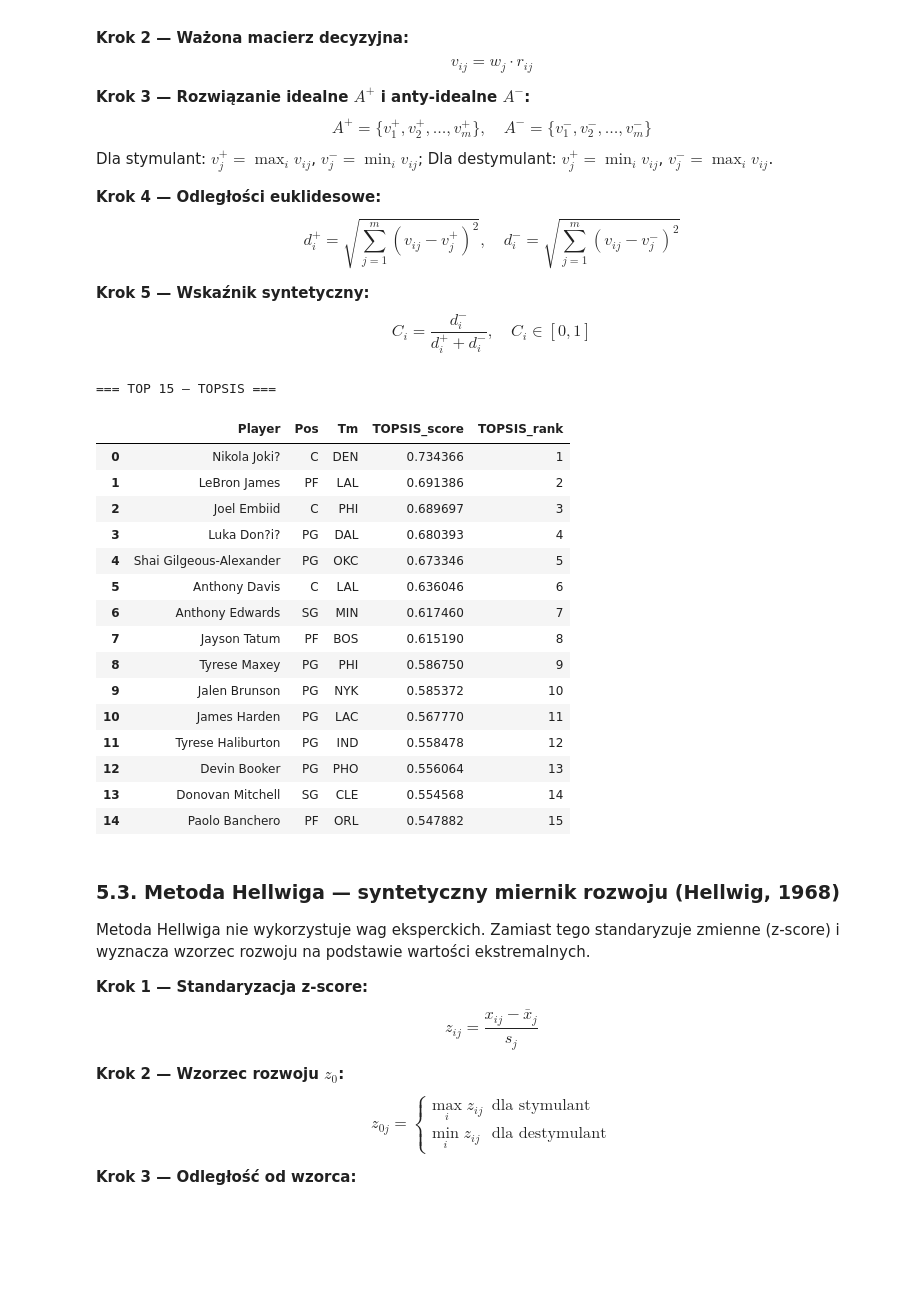
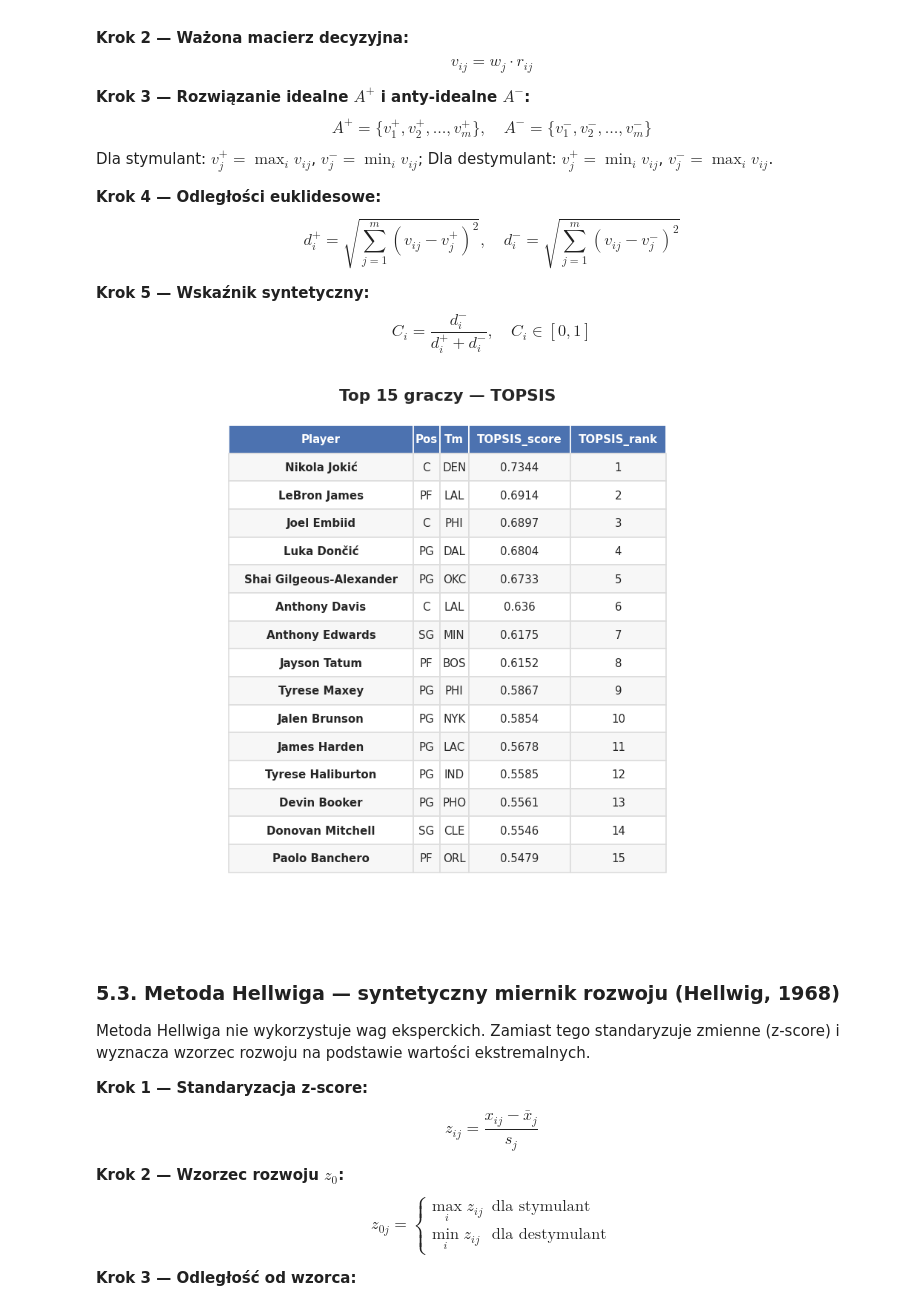
Before and after one commit to fmich7/nba-cluster-analysis, a Jupyter notebook: nba_ranking_analysis.ipynb, the cells around one changed output. Drawn from its saved outputs; the diff is of its cells as text; code cells hidden in the pictures; blank space fills up the shorter version.

```diff
--- a/nba_ranking_analysis.ipynb
+++ b/nba_ranking_analysis.ipynb
@@ -513,52 +534,38 @@ def ranking_topsis(df, stimulants, destimulants, weights):
     w_array = np.array([weights.get(var, 0.0) for var in all_vars])
     weighted = norm_matrix * w_array
 
     # 3. Rozwiazanie idealne i anty-idealne
     a_plus = np.zeros(len(all_vars))
     a_minus = np.zeros(len(all_vars))
     for j, var in enumerate(all_vars):
         if var in stimulants:
             a_plus[j] = weighted[:, j].max()
             a_minus[j] = weighted[:, j].min()
         else:
             a_plus[j] = weighted[:, j].min()
             a_minus[j] = weighted[:, j].max()
 
     # 4. Odleglosci euklidesowe
     d_plus = np.sqrt(np.sum((weighted - a_plus) ** 2, axis=1))
     d_minus = np.sqrt(np.sum((weighted - a_minus) ** 2, axis=1))
 
     # 5. Score
     denom = d_plus + d_minus
     denom = np.where(denom == 0, 1e-10, denom)
     score = d_minus / denom
 
     result["TOPSIS_score"] = score
     result["TOPSIS_rank"] = result["TOPSIS_score"].rank(ascending=False, method="min").astype(int)
     result = result.sort_values("TOPSIS_rank").reset_index(drop=True)
     return result
 
 topsis_df = ranking_topsis(df, STIMULANTS, DESTIMULANTS, WEIGHTS)
-print("=== TOP 15 — TOPSIS ===")
-topsis_df[["Player", "Pos", "Tm", "TOPSIS_score", "TOPSIS_rank"]].head(15)
+top15_topsis = topsis_df[["Player", "Pos", "Tm", "TOPSIS_score", "TOPSIS_rank"]].head(15).copy()
+top15_topsis["TOPSIS_score"] = top15_topsis["TOPSIS_score"].round(4)
+render_table(top15_topsis, title="Top 15 graczy — TOPSIS", filename="tab_top15_topsis",
+             highlight_col=0)
 # %% [output]
-=== TOP 15 — TOPSIS ===
-|  | Player | Pos | Tm | TOPSIS_score | TOPSIS_rank |
-| 0 | Nikola Joki? | C | DEN | 0.734366 | 1 |
-| 1 | LeBron James | PF | LAL | 0.691386 | 2 |
-| 2 | Joel Embiid | C | PHI | 0.689697 | 3 |
-| 3 | Luka Don?i? | PG | DAL | 0.680393 | 4 |
-| 4 | Shai Gilgeous-Alexander | PG | OKC | 0.673346 | 5 |
-| 5 | Anthony Davis | C | LAL | 0.636046 | 6 |
-| 6 | Anthony Edwards | SG | MIN | 0.617460 | 7 |
-| 7 | Jayson Tatum | PF | BOS | 0.615190 | 8 |
-| 8 | Tyrese Maxey | PG | PHI | 0.586750 | 9 |
-| 9 | Jalen Brunson | PG | NYK | 0.585372 | 10 |
-| 10 | James Harden | PG | LAC | 0.567770 | 11 |
-| 11 | Tyrese Haliburton | PG | IND | 0.558478 | 12 |
-| 12 | Devin Booker | PG | PHO | 0.556064 | 13 |
-| 13 | Donovan Mitchell | SG | CLE | 0.554568 | 14 |
-| 14 | Paolo Banchero | PF | ORL | 0.547882 | 15 |
+[figure, added]
 # %% [markdown]
 ### 5.3. Metoda Hellwiga — syntetyczny miernik rozwoju (Hellwig, 1968)
 
```
Also changed, not shown: parts of 24 cells of this notebook, 40 other files.
